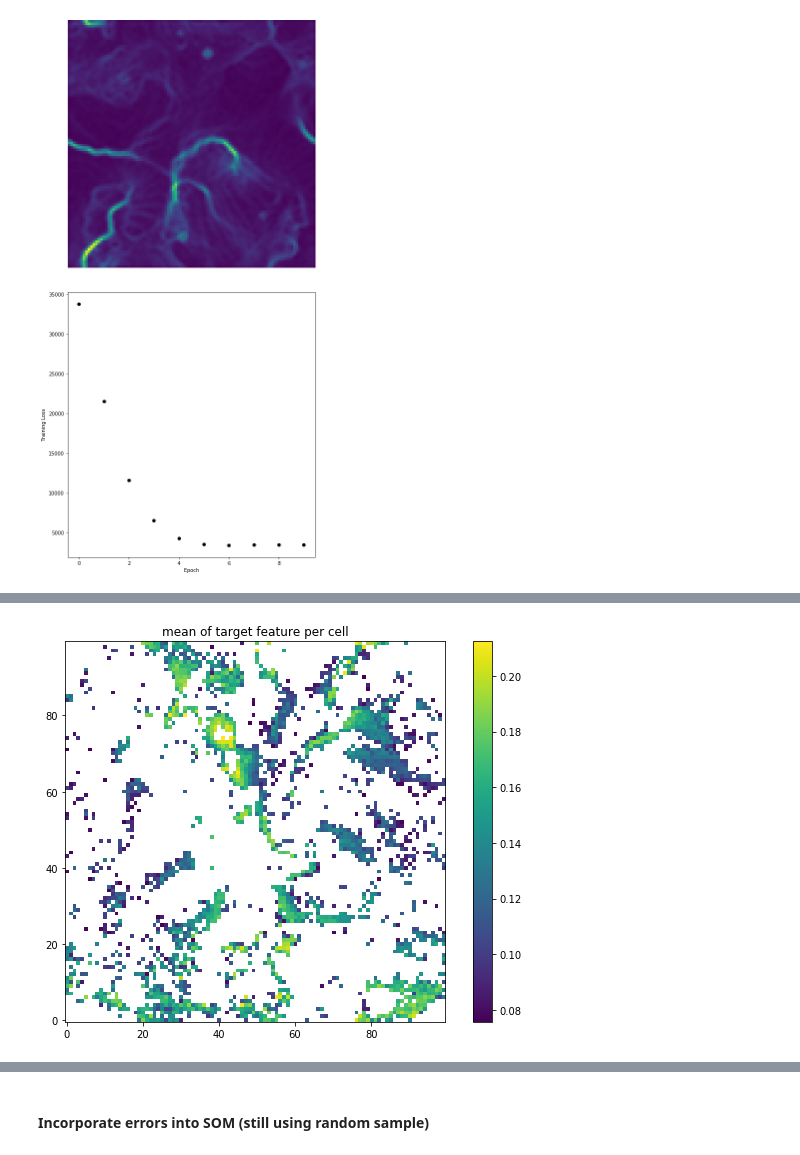
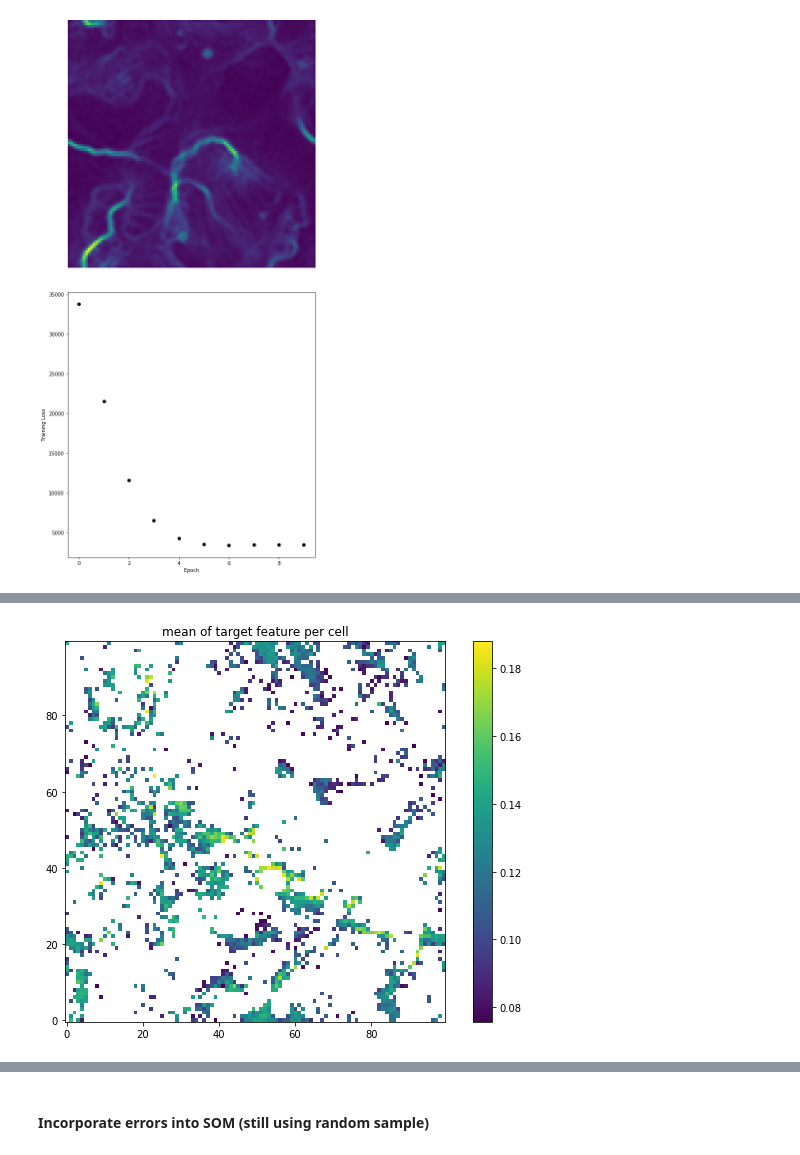
Before and after one commit to LSSTDESC/pz_bayes, a Jupyter notebook: notebooks/feature_likelihood.ipynb, the cells around one changed output, grey strips where cells are left out. Cells and saved outputs as stored; diff of their text form; code cells hidden in the pictures.

Commit message:
Make compatible with astropy tables

```diff
--- a/notebooks/feature_likelihood.ipynb
+++ b/notebooks/feature_likelihood.ipynb
@@ -214,15 +225,18 @@ def u_matrix(som):
 
     return(u_matrix)
 # %%
-def make_som(colors, nmap=-50, niter=100, eta=0.1, rgb=None, save=None):
+def make_som(data, nmap=-50, niter=100, eta=0.1, rgb=None, save=None):
 
     # Build the self-organizing map.
     som = SelfOrganizingMap(Grid(nmap, nmap))
     losses = []
-    for it, loss in som.fit(colors, maxiter=niter, eta=eta):
+    for it, loss in som.fit(data, maxiter=niter, eta=eta):
         losses.append(loss)
 
-    N, D = colors.shape
+    if type(data) is np.ndarray:
+        N, D = data.shape
+    else:
+        D = len(data.colnames)
 
     # Plot the results.
     fig, ax = plt.subplots(2, 1, figsize=(8, 16))
@@ -441,6 +462,17 @@ def map_phot_to_som(data, som):
     as well as the number of data points mapped to each SOM cell.'''
 
     rows, cols, D = som.shape
+
+    if type(data) is np.ndarray:
+            pass
+    else:
+        colnames = data.colnames
+
+        data_arr = np.zeros((len(data),len(colnames)))
+        for k, name in enumerate(colnames):
+            data_arr[:,k] = data[name]
+
+        data = data_arr
 
     ## Calculate L2 norm distance between data weights and SOM weights
     som_indices = np.empty(len(data), dtype=int)
@@ -492,6 +524,18 @@ def plot_dist_in_cell(som_indices, target_feature, cols, idx=(0,0)):
 
 def plot_sed_in_cell(data, som_indices, cols, idx=(0,0)):
 
+    if type(data) is np.ndarray:
+            pass
+    else:
+        colnames = data.colnames
+
+        data_arr = np.zeros((len(data),len(colnames)))
+        for k, name in enumerate(colnames):
+            data_arr[:,k] = data[name]
+
+        data = data_arr
+
+
     flattened_idx = idx[0] * cols + idx[1]
     gals_in_cell = data[som_indices == flattened_idx]
     rndm_idx = rng.randint(low=0, high=len(gals_in_cell), size=1)
@@ -540,3 +581,9 @@ n_phot = 500000
+# %%
+n_deep = 1000 #131000
+n_phot = 5000
+# %%
+colors = Table.read('dc2_colors.fits', format='fits')
+redshift = Table.read('dc2_redshift.fits', format='fits')
 # %%
 dc2_deep = colors[:n_deep]
 dc2_phot = colors[n_deep:n_deep + n_phot]
@@ -605,5 +635,5 @@ plot_counts_per_cell(som_indices, counts, rows, cols)
 # %%
-plot_statistic(som_indices, counts, dc2_z, rows, cols, statistic=np.mean)
+plot_statistic(som_indices, counts, dc2_z['redshift'], rows, cols, statistic=np.mean)
 # %% [output]
-[figure, old version]
+[figure, new version]
 # %%
```
Also changed, not shown: parts of 20 cells of this notebook.
